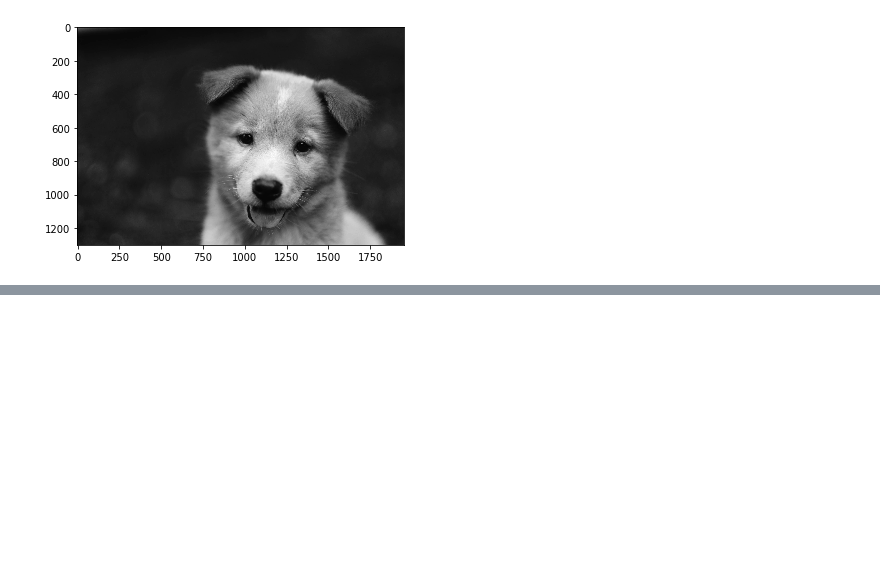
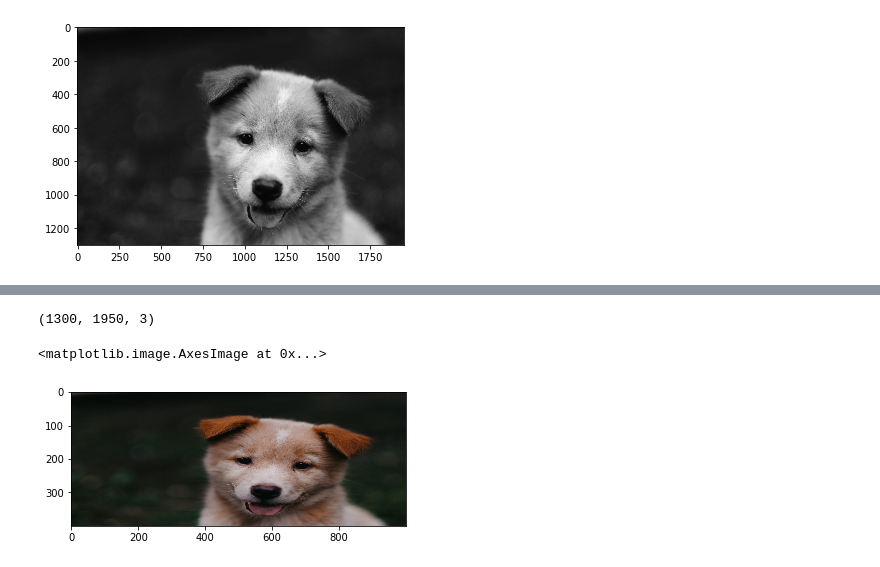
Before and after one commit to namanmanchanda09/Computer-Vision-Basics, a Jupyter notebook: Image Basics with OpenCV.ipynb, the cells around one changed output, grey strips where cells are left out. Cells and saved outputs as stored; diff of their text form; code cells hidden in the pictures; blank space fills up the shorter version.

Commit message:
resizing image

```diff
--- a/Image Basics with OpenCV.ipynb
+++ b/Image Basics with OpenCV.ipynb
@@ -43,0 +49,9 @@ plt.imshow(img_gray,cmap='gray')
+# %%
+fix_img.shape
+# %% [output]
+(1300, 1950, 3)
+# %%
+plt.imshow(cv2.resize(fix_img,(1000,400)))
+# %% [output]
+<matplotlib.image.AxesImage at 0x...>
+[figure, added]
```
Also changed, not shown: parts of 3 cells of this notebook.
